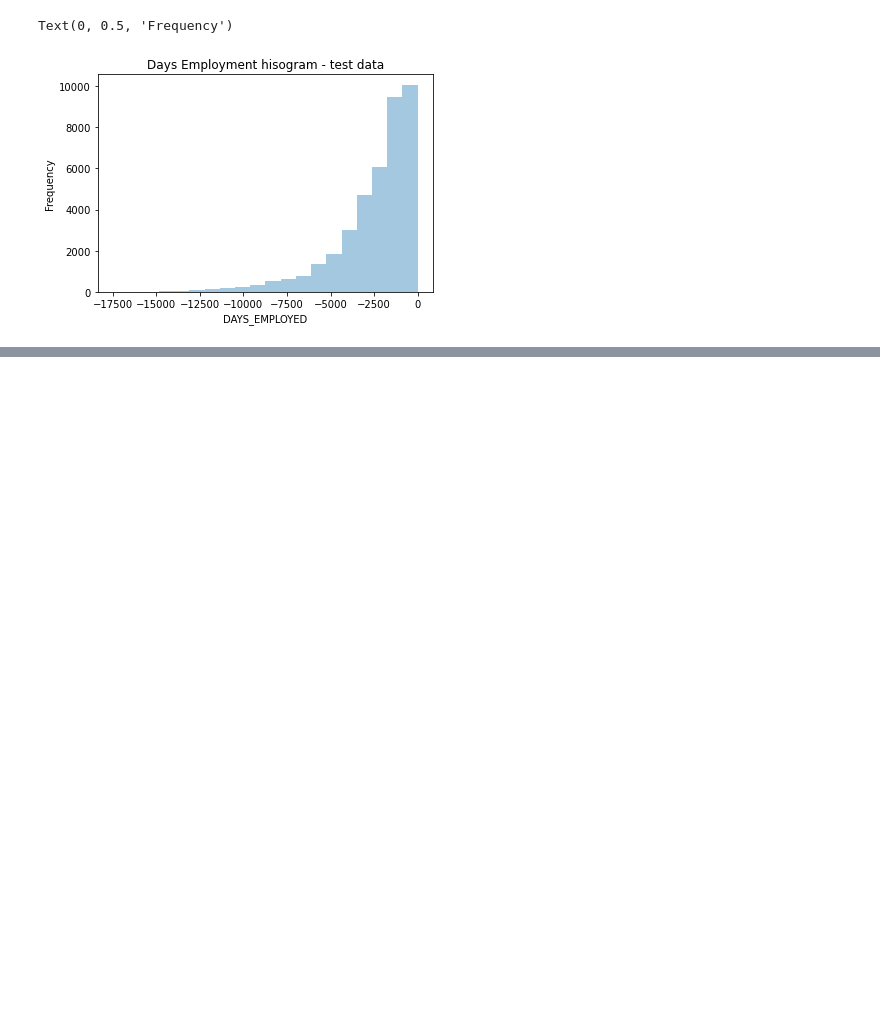
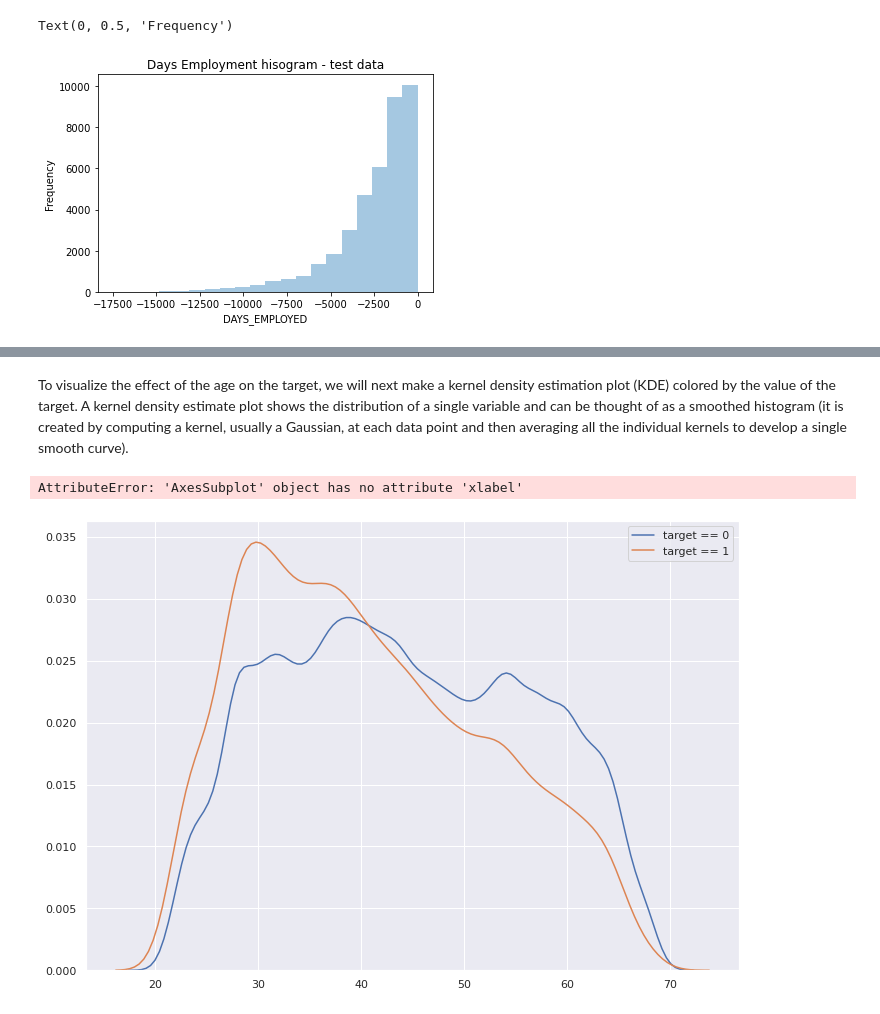
Before and after one commit to salma71/home_credit_risk, a Jupyter notebook: notebooks/credit_risk_part#1.ipynb, the cells around one changed output, grey strips where cells are left out. Drawn from its saved outputs; the diff is of its cells as text; code cells hidden in the pictures; blank space fills up the shorter version.

```diff
--- a/notebooks/credit_risk_part#1.ipynb
+++ b/notebooks/credit_risk_part#1.ipynb
@@ -377,0 +449,18 @@ Text(0, 0.5, 'Frequency')
+# %% [markdown]
+To visualize the effect of the age on the target, we will next make a kernel density estimation plot (KDE) colored by the value of the target. A kernel density estimate plot shows the distribution of a single variable and can be thought of as a smoothed histogram (it is created by computing a kernel, usually a Gaussian, at each data point and then averaging all the individual kernels to develop a single smooth curve).
+# %%
+sns.set(rc={'figure.figsize':(11.7,8.27)})
+
+# KDE plot of loans that were repaid on time
+ax = sns.kdeplot(app_train.loc[app_train['TARGET'] == 0, 'DAYS_BIRTH'] / 365, label = 'target == 0')
+
+# KDE plot of loans which were not repaid on time
+ax = sns.kdeplot(app_train.loc[app_train['TARGET'] == 1, 'DAYS_BIRTH'] / 365, label = 'target == 1')
+
+# Labeling of plot
+ax.set_xlabel('Age (years)');
+ax.set_ylabel('Density');
+ax.set_title('Distribution of Ages');
+# %% [output]
+AttributeError: 'AxesSubplot' object has no attribute 'xlabel'
+[figure, added]
```
Also changed, not shown: parts of 9 cells of this notebook.
